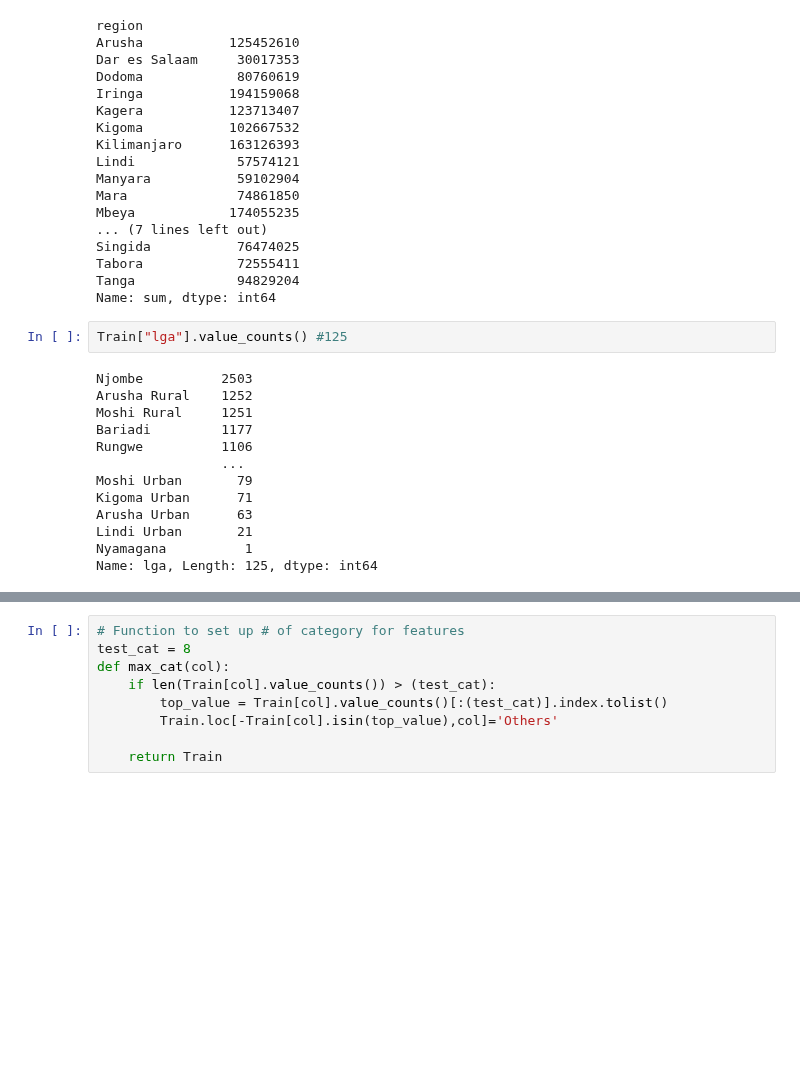
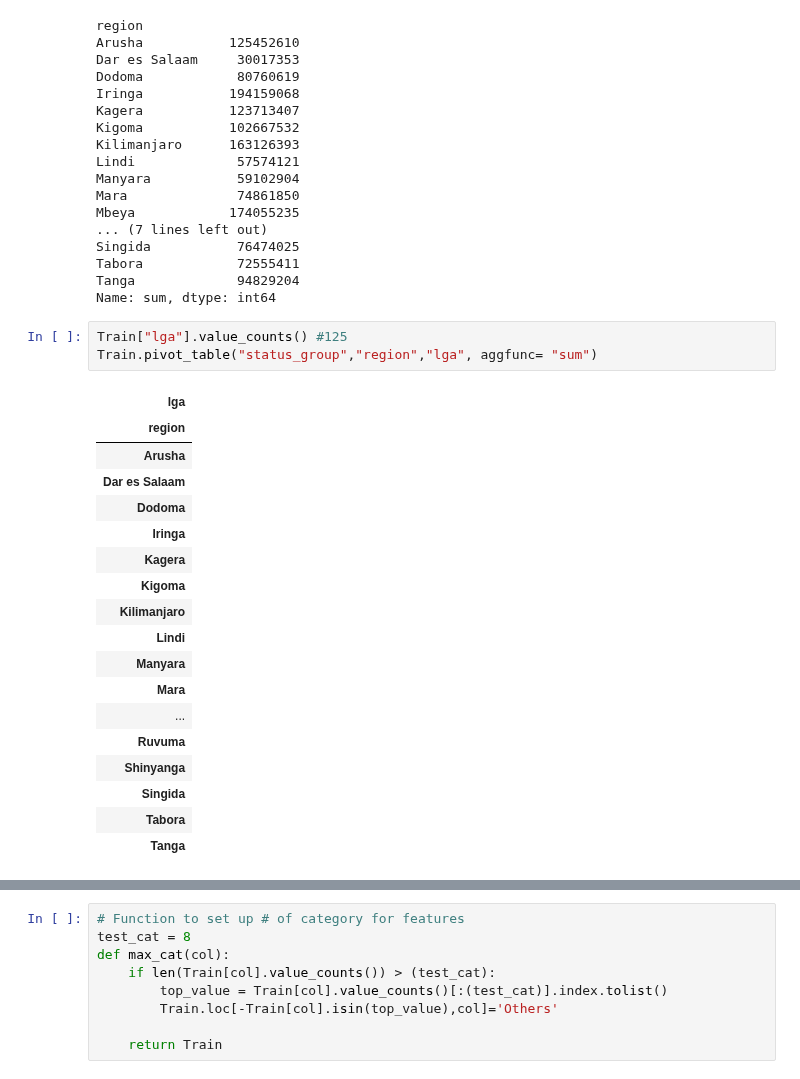
Before and after one commit to JannaW0402/Pump-it-Up, a Jupyter notebook: 869janna.ipynb, the cells around one changed output, grey strips where cells are left out. Drawn from its saved outputs; the diff is of its cells as text; blank space fills up the shorter version.

```diff
--- a/869janna.ipynb
+++ b/869janna.ipynb
@@ -305,16 +305,23 @@ Tanga             94829204
 Name: sum, dtype: int64
 # %%
 Train["lga"].value_counts() #125
+Train.pivot_table("status_group","region","lga", aggfunc= "sum")
 # %% [output]
-Njombe          2503
-Arusha Rural    1252
-Moshi Rural     1251
-Bariadi         1177
-Rungwe          1106
-                ...
-Moshi Urban       79
-Kigoma Urban      71
-Arusha Urban      63
-Lindi Urban       21
-Nyamagana          1
-Name: lga, Length: 125, dtype: int64
+| lga |
+| region |
+| Arusha |
+| Dar es Salaam |
+| Dodoma |
+| Iringa |
+| Kagera |
+| Kigoma |
+| Kilimanjaro |
+| Lindi |
+| Manyara |
+| Mara |
+| ... |
+| Ruvuma |
+| Shinyanga |
+| Singida |
+| Tabora |
+| Tanga |
```
Also changed, not shown: parts of 1 cell of this notebook.
